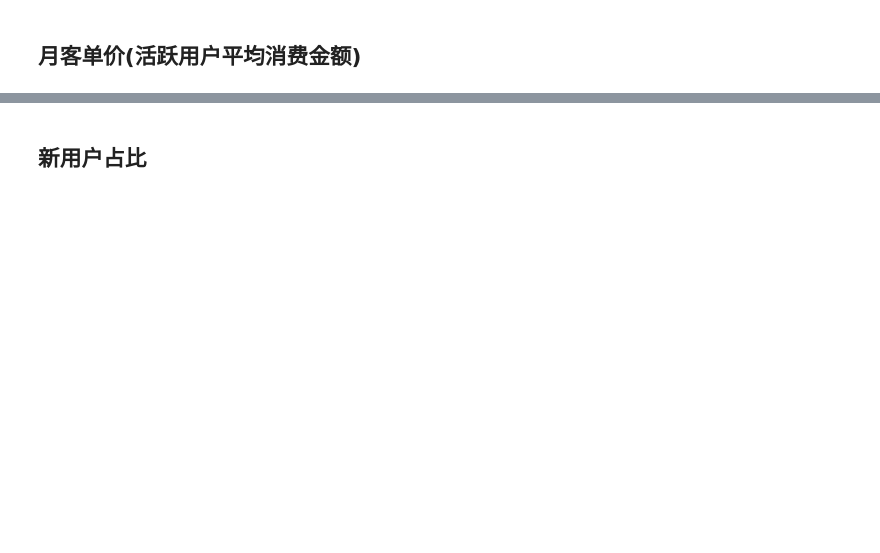
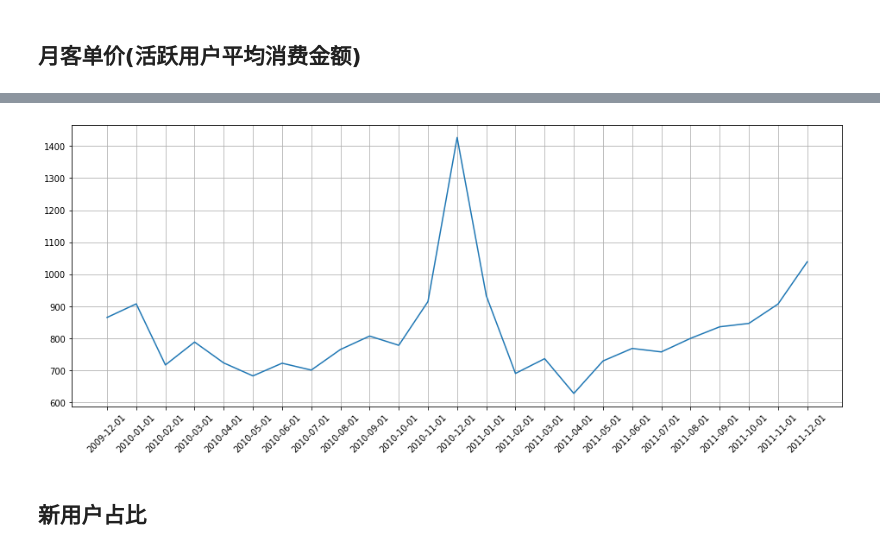
Before and after one commit to JohnChow96927/python-bigdata, a Jupyter notebook: Pandas/day6_220125_常见业务指标计算案例/01-常见业务指标运算.ipynb, the cells around one changed output, grey strips where cells are left out. Cells and saved outputs as stored; diff of their text form; code cells hidden in the pictures; blank space fills up the shorter version.

```diff
--- a/Pandas/day6_220125_常见业务指标计算案例/01-常见业务指标运算.ipynb
+++ b/Pandas/day6_220125_常见业务指标计算案例/01-常见业务指标运算.ipynb
@@ -21,3 +301,7 @@ import matplotlib.pyplot as plt
 ## 月客单价(活跃用户平均消费金额)
 # %%
 # 客单价 = 月GMV / 月活跃用户数
+# %%
+final = mau.merge(gmv_m, on='购买年月')
+final['客单价'] = final['金额']/final['用户数']
+final
@@ -24,3 +326,10 @@ import matplotlib.pyplot as plt
+# %%
+plt.figure(figsize=(16,6))
+final['客单价'].plot()
+plt.xticks(range(0, 25), x_label, rotation=45)
+plt.grid(True)
+# %% [output]
+[figure, added]
 # %% [markdown]
 ## 新用户占比
 # %%
```
Also changed, not shown: parts of 44 cells of this notebook, 40 other files.
